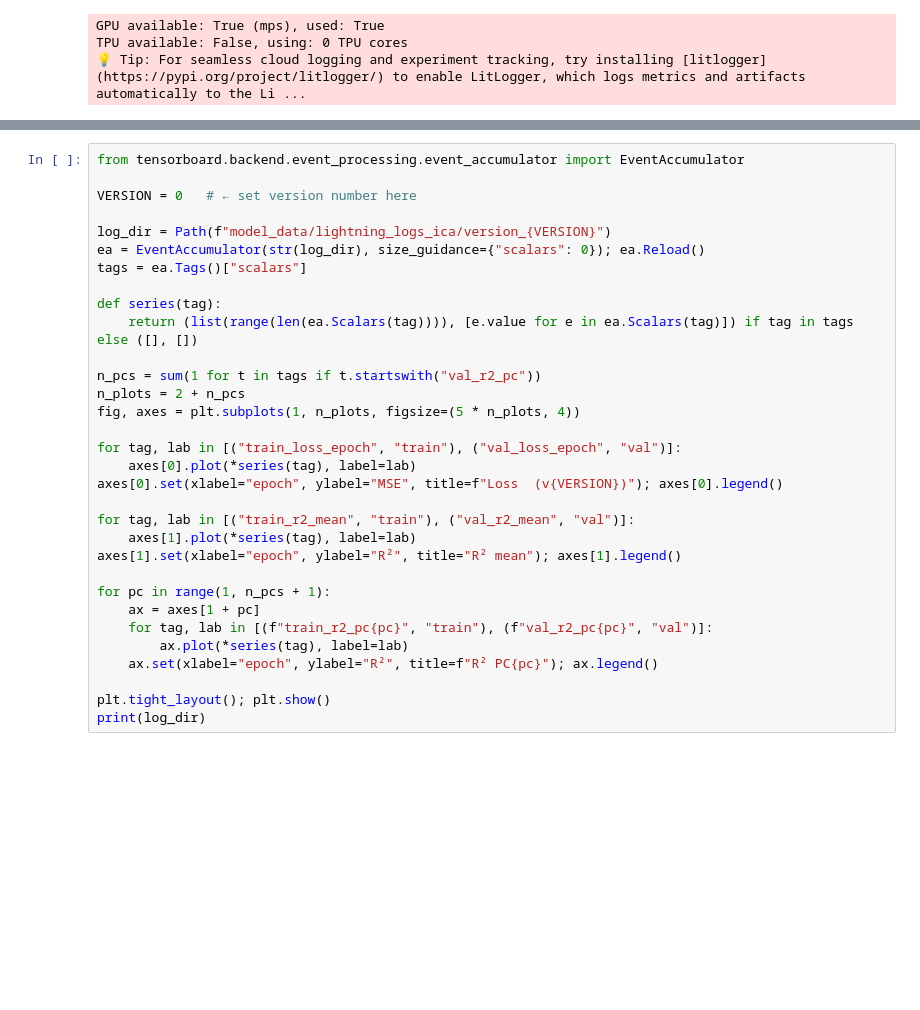
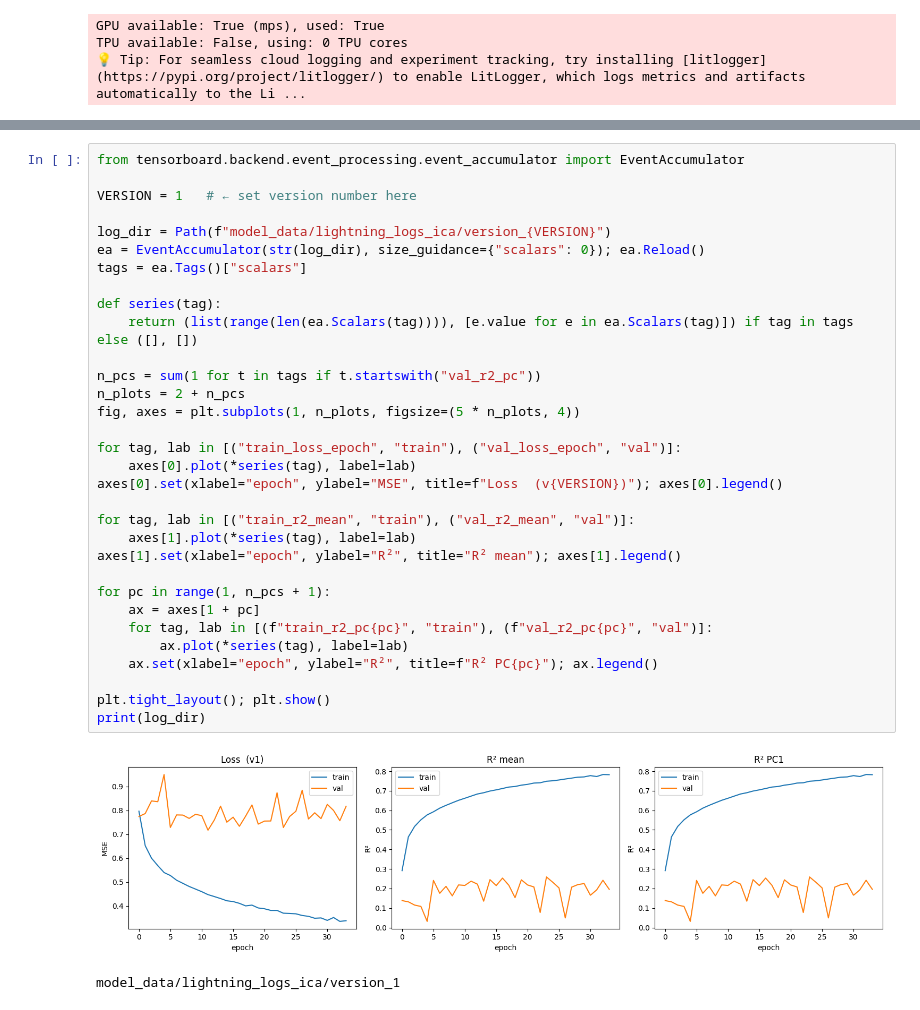
Before and after one commit to william2952/EEG_FDG_dementia, a Jupyter notebook: model_lightning_ica.ipynb, the cells around one changed output, grey strips where cells are left out. Drawn from its saved outputs; the diff is of its cells as text; blank space fills up the shorter version.

```diff
--- a/model_lightning_ica.ipynb
+++ b/model_lightning_ica.ipynb
@@ -264,32 +264,35 @@ trainer.fit(model, train_loader, test_loader)
 # %%
 from tensorboard.backend.event_processing.event_accumulator import EventAccumulator
 
-VERSION = 0   # ← set version number here
+VERSION = 1   # ← set version number here
 
 log_dir = Path(f"model_data/lightning_logs_ica/version_{VERSION}")
 ea = EventAccumulator(str(log_dir), size_guidance={"scalars": 0}); ea.Reload()
 tags = ea.Tags()["scalars"]
 
 def series(tag):
     return (list(range(len(ea.Scalars(tag)))), [e.value for e in ea.Scalars(tag)]) if tag in tags else ([], [])
 
 n_pcs = sum(1 for t in tags if t.startswith("val_r2_pc"))
 n_plots = 2 + n_pcs
 fig, axes = plt.subplots(1, n_plots, figsize=(5 * n_plots, 4))
 
 for tag, lab in [("train_loss_epoch", "train"), ("val_loss_epoch", "val")]:
     axes[0].plot(*series(tag), label=lab)
 axes[0].set(xlabel="epoch", ylabel="MSE", title=f"Loss  (v{VERSION})"); axes[0].legend()
 
 for tag, lab in [("train_r2_mean", "train"), ("val_r2_mean", "val")]:
     axes[1].plot(*series(tag), label=lab)
 axes[1].set(xlabel="epoch", ylabel="R²", title="R² mean"); axes[1].legend()
 
 for pc in range(1, n_pcs + 1):
     ax = axes[1 + pc]
     for tag, lab in [(f"train_r2_pc{pc}", "train"), (f"val_r2_pc{pc}", "val")]:
         ax.plot(*series(tag), label=lab)
     ax.set(xlabel="epoch", ylabel="R²", title=f"R² PC{pc}"); ax.legend()
 
 plt.tight_layout(); plt.show()
 print(log_dir)
+# %% [output]
+[figure, added]
+model_data/lightning_logs_ica/version_1
```
Also changed, not shown: parts of 2 cells of this notebook.
